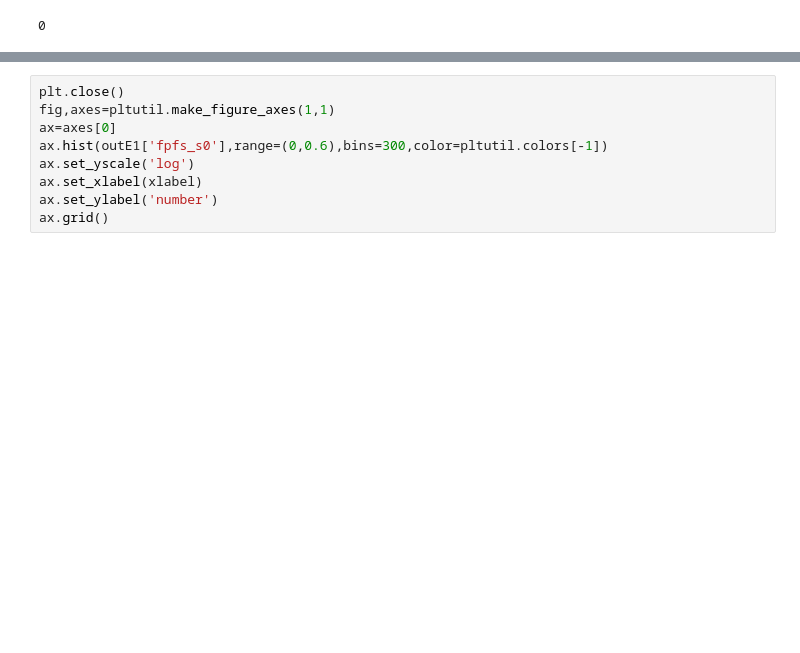
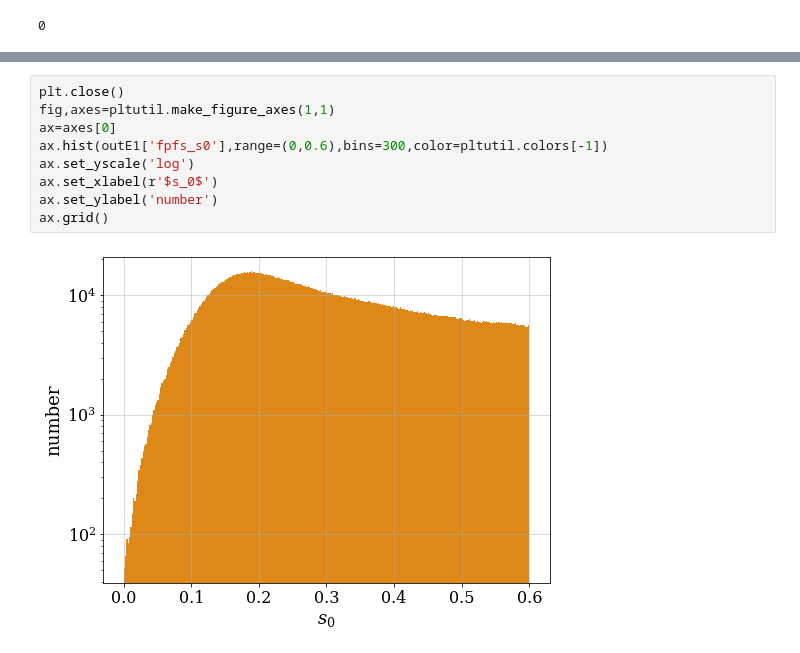
Before and after one commit to mr-superonion/FPFS_notebooks, a Jupyter notebook: ipynb/4_sheartest_noisy/1_shearEst_noisy_knownRef.ipynb, the cells around one changed output, grey strips where cells are left out. Drawn from its saved outputs; the diff is of its cells as text; blank space fills up the shorter version.

```diff
--- a/ipynb/4_sheartest_noisy/1_shearEst_noisy_knownRef.ipynb
+++ b/ipynb/4_sheartest_noisy/1_shearEst_noisy_knownRef.ipynb
@@ -400,9 +385,11 @@ ax.grid()
 # %%
 plt.close()
 fig,axes=pltutil.make_figure_axes(1,1)
 ax=axes[0]
 ax.hist(outE1['fpfs_s0'],range=(0,0.6),bins=300,color=pltutil.colors[-1])
 ax.set_yscale('log')
-ax.set_xlabel(xlabel)
+ax.set_xlabel(r'$s_0$')
 ax.set_ylabel('number')
 ax.grid()
+# %% [output]
+[figure, added]
```
Also changed, not shown: parts of 11 cells of this notebook, 4 other files.
